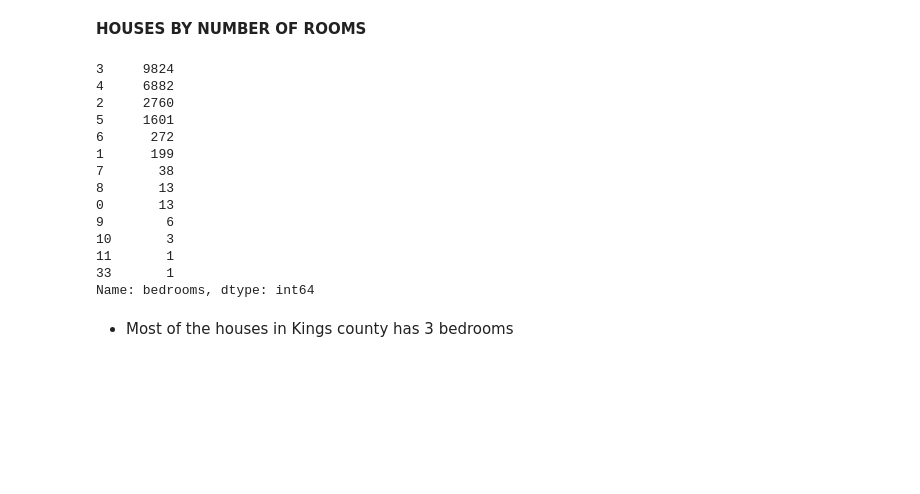
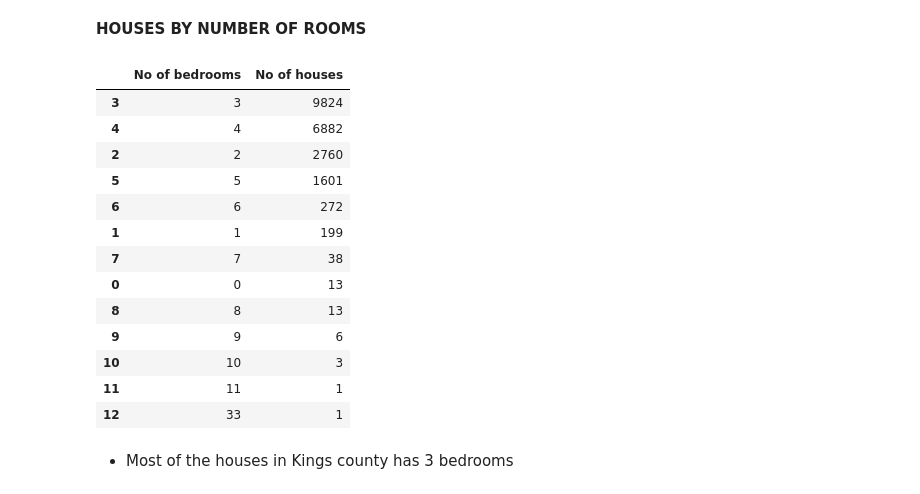
Before and after one commit to MikeDeecode/KC-properties-price-analysis, a Jupyter notebook: kc_properties_analysis.ipynb, the cells around one changed output. Drawn from its saved outputs; the diff is of its cells as text; code cells hidden in the pictures; blank space fills up the shorter version.

```diff
--- a/kc_properties_analysis.ipynb
+++ b/kc_properties_analysis.ipynb
@@ -99,23 +99,26 @@ Lets proceed to see how each of the features affects the price
 ###BEDROOMS
 # %% [markdown]
 **HOUSES BY NUMBER OF ROOMS**
-# %%
-kc_properties['bedrooms'].value_counts()
-# %% [output]
-3     9824
-4     6882
-2     2760
-5     1601
-6      272
-1      199
-7       38
-8       13
-0       13
-9        6
-10       3
-11       1
-33       1
-Name: bedrooms, dtype: int64
+# %%
+bedrooms_grp = kc_properties.groupby('bedrooms', as_index = False)['id'].count()
+bedrooms_grp.rename(columns = {'id': 'No of houses', 'bedrooms':'No of bedrooms'}, inplace = True)
+bedroom_grp = bedrooms_grp.sort_values('No of houses', ascending = False)
+bedroom_grp
+# %% [output]
+|  | No of bedrooms | No of houses |
+| 3 | 3 | 9824 |
+| 4 | 4 | 6882 |
+| 2 | 2 | 2760 |
+| 5 | 5 | 1601 |
+| 6 | 6 | 272 |
+| 1 | 1 | 199 |
+| 7 | 7 | 38 |
+| 0 | 0 | 13 |
+| 8 | 8 | 13 |
+| 9 | 9 | 6 |
+| 10 | 10 | 3 |
+| 11 | 11 | 1 |
+| 12 | 33 | 1 |
 # %% [markdown]
 * Most of the houses in Kings county has 3 bedrooms
 # %%
```
Also changed, not shown: parts of 3 cells of this notebook.
